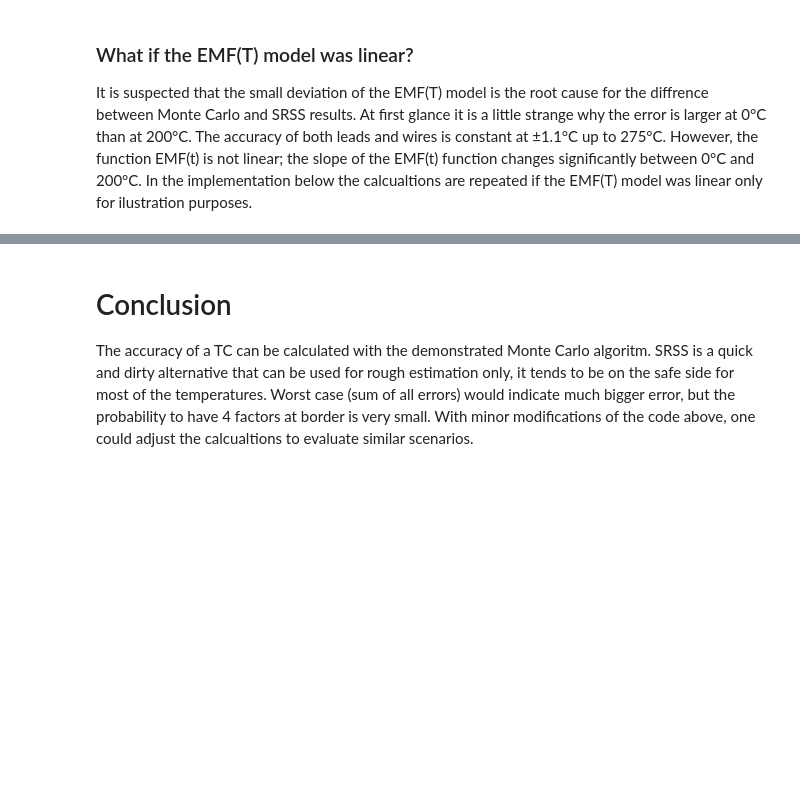
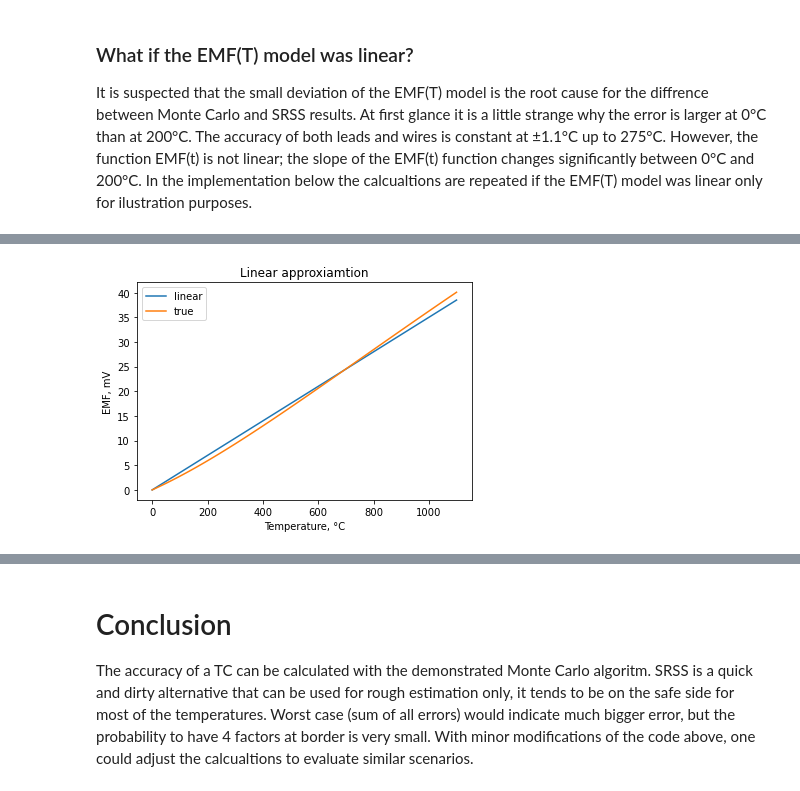
Before and after one commit to Chehlarov/Math-for-devs, a Jupyter notebook: 99 - TC project/N-type thermocouple accuracy calculation using Monte Carlo.ipynb, the cells around one changed output, grey strips where cells are left out. Cells and saved outputs as stored; diff of their text form; code cells hidden in the pictures; blank space fills up the shorter version.

```diff
--- a/99 - TC project/N-type thermocouple accuracy calculation using Monte Carlo.ipynb
+++ b/99 - TC project/N-type thermocouple accuracy calculation using Monte Carlo.ipynb
@@ -394,0 +375,20 @@ The SRSS method is quite close to the Monte Carlo results, but little on the saf
+# %%
+def temperature_typeN_linear(emf):
+    return emf / 0.035
+
+def emf_typeN_linear(t):
+    # we can get approvimate ration form the first derivative function
+    return t * 0.035
+
+x = np.linspace(0, 1100, 100)
+y1 = np.vectorize(emf_typeN_linear)(x)
+y2 = np.vectorize(emf_typeN)(x)
+plt.plot(x, y1, label="linear")
+plt.plot(x, y2, label="true")
+plt.title("Linear approxiamtion")
+plt.xlabel("Temperature, °C")
+plt.ylabel("EMF, mV")
+plt.legend()
+plt.show()
+# %% [output]
+[figure, added]
```
Also changed, not shown: parts of 17 cells of this notebook.
